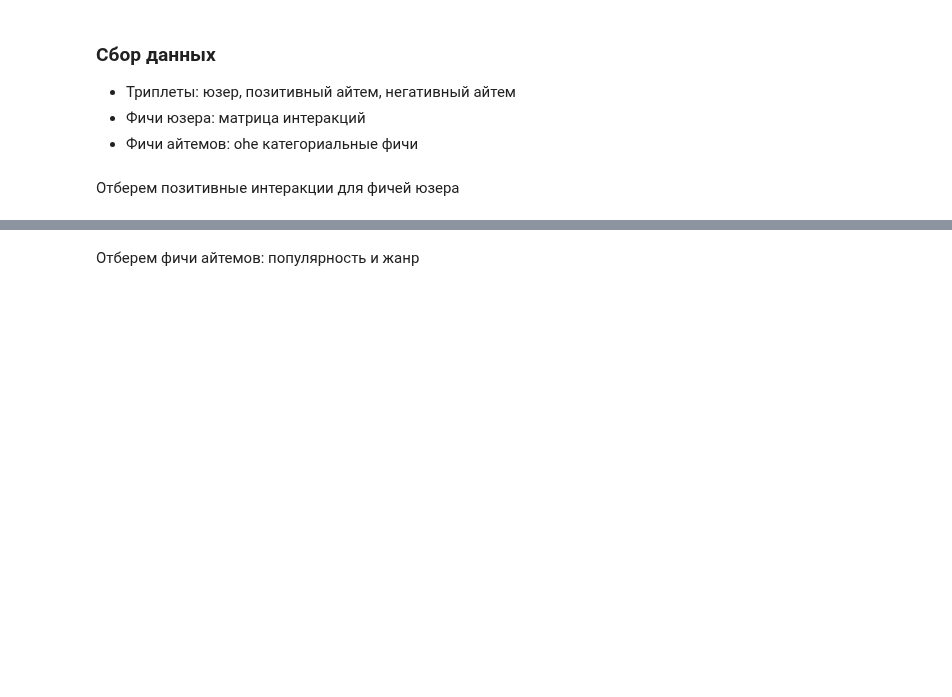
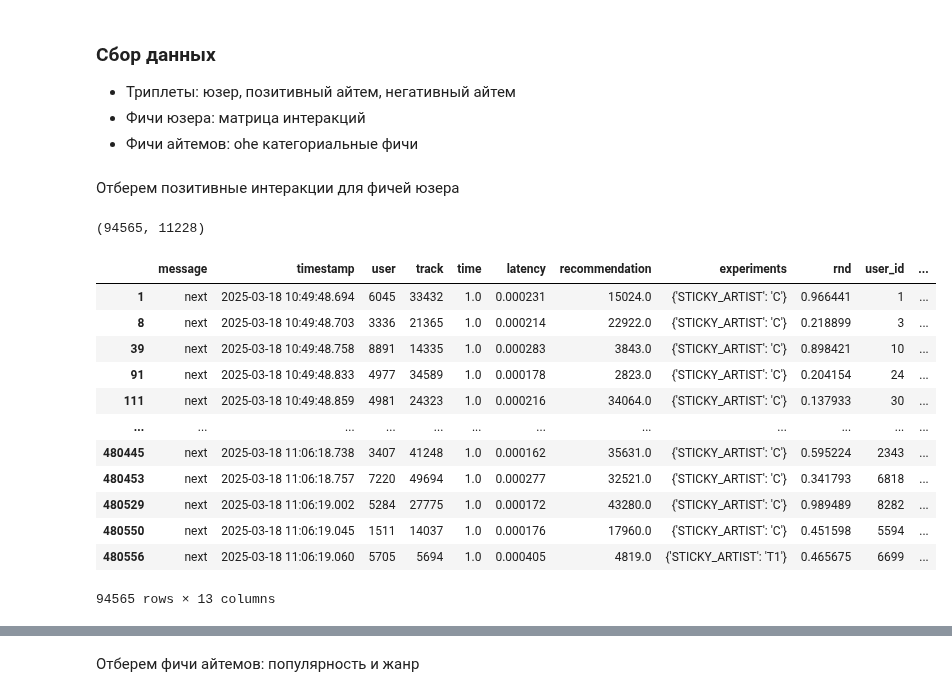
Before and after one commit to anokhin/recsys-course-spring-2026, a Jupyter notebook: jupyter/Week5Seminar.ipynb, the cells around one changed output, grey strips where cells are left out. Saved outputs shown, nothing was run; the diff lists cells and outputs as text; code cells hidden in the pictures; blank space fills up the shorter version.

```diff
--- a/jupyter/Week5Seminar.ipynb
+++ b/jupyter/Week5Seminar.ipynb
@@ -83,11 +481,31 @@ track_metadata = pd.read_json("/gdrive/MyDrive/RecSys_Data/tracks.json", lines=T
 positives = data[data["time"] > 0.8].copy()
 
 track_counts = positives.groupby("track").size()
-tracks = set(track_counts[track_counts >= 20].index.values)
+tracks = set(track_counts
+             [track_counts >= 5]
+             .index.values)
 
 data_filt = positives[positives["track"].isin(tracks)]
 
 len(data_filt), len(tracks)
+# %% [output]
+(94565, 11228)
+# %%
+data_filt
+# %% [output]
+|  | message | timestamp | user | track | time | latency | recommendation | experiments | rnd | user_id | ... |
+| 1 | next | 2025-03-18 10:49:48.694 | 6045 | 33432 | 1.0 | 0.000231 | 15024.0 | {'STICKY_ARTIST': 'C'} | 0.966441 | 1 | ... |
+| 8 | next | 2025-03-18 10:49:48.703 | 3336 | 21365 | 1.0 | 0.000214 | 22922.0 | {'STICKY_ARTIST': 'C'} | 0.218899 | 3 | ... |
+| 39 | next | 2025-03-18 10:49:48.758 | 8891 | 14335 | 1.0 | 0.000283 | 3843.0 | {'STICKY_ARTIST': 'C'} | 0.898421 | 10 | ... |
+| 91 | next | 2025-03-18 10:49:48.833 | 4977 | 34589 | 1.0 | 0.000178 | 2823.0 | {'STICKY_ARTIST': 'C'} | 0.204154 | 24 | ... |
+| 111 | next | 2025-03-18 10:49:48.859 | 4981 | 24323 | 1.0 | 0.000216 | 34064.0 | {'STICKY_ARTIST': 'C'} | 0.137933 | 30 | ... |
+| ... | ... | ... | ... | ... | ... | ... | ... | ... | ... | ... | ... |
+| 480445 | next | 2025-03-18 11:06:18.738 | 3407 | 41248 | 1.0 | 0.000162 | 35631.0 | {'STICKY_ARTIST': 'C'} | 0.595224 | 2343 | ... |
+| 480453 | next | 2025-03-18 11:06:18.757 | 7220 | 49694 | 1.0 | 0.000277 | 32521.0 | {'STICKY_ARTIST': 'C'} | 0.341793 | 6818 | ... |
+| 480529 | next | 2025-03-18 11:06:19.002 | 5284 | 27775 | 1.0 | 0.000172 | 43280.0 | {'STICKY_ARTIST': 'C'} | 0.989489 | 8282 | ... |
+| 480550 | next | 2025-03-18 11:06:19.045 | 1511 | 14037 | 1.0 | 0.000176 | 17960.0 | {'STICKY_ARTIST': 'C'} | 0.451598 | 5594 | ... |
+| 480556 | next | 2025-03-18 11:06:19.060 | 5705 | 5694 | 1.0 | 0.000405 | 4819.0 | {'STICKY_ARTIST': 'T1'} | 0.465675 | 6699 | ... |
+94565 rows × 13 columns
 # %%
 interactions = pd.pivot_table(data_filt, values="time", index="user", columns="track").fillna(0)
 
```
Also changed, not shown: parts of 68 cells of this notebook.
